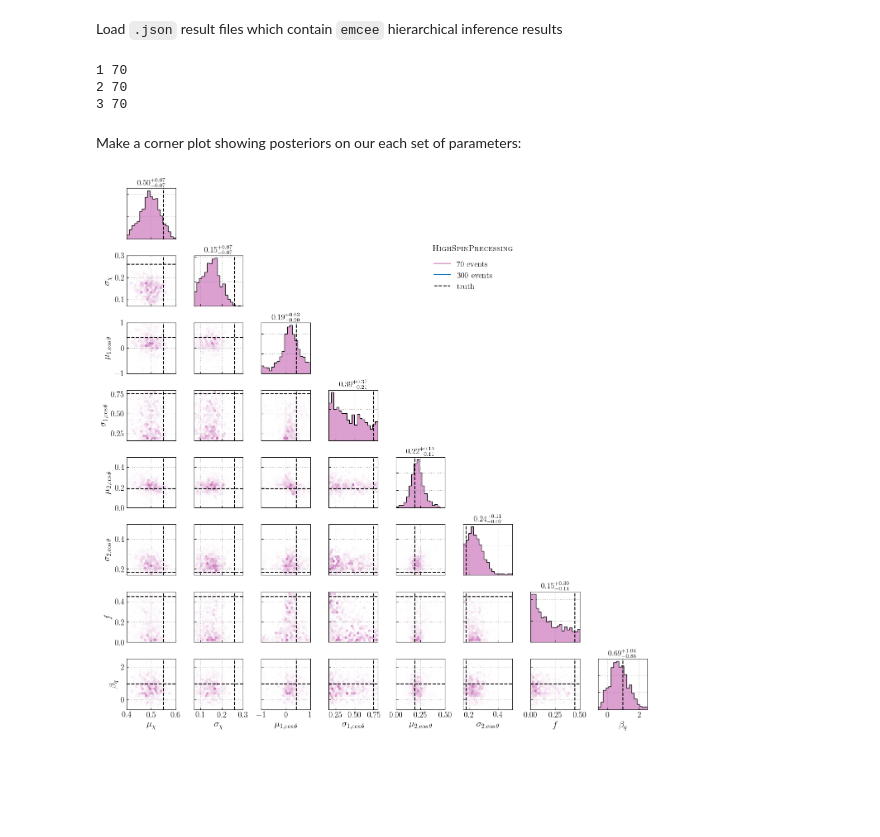
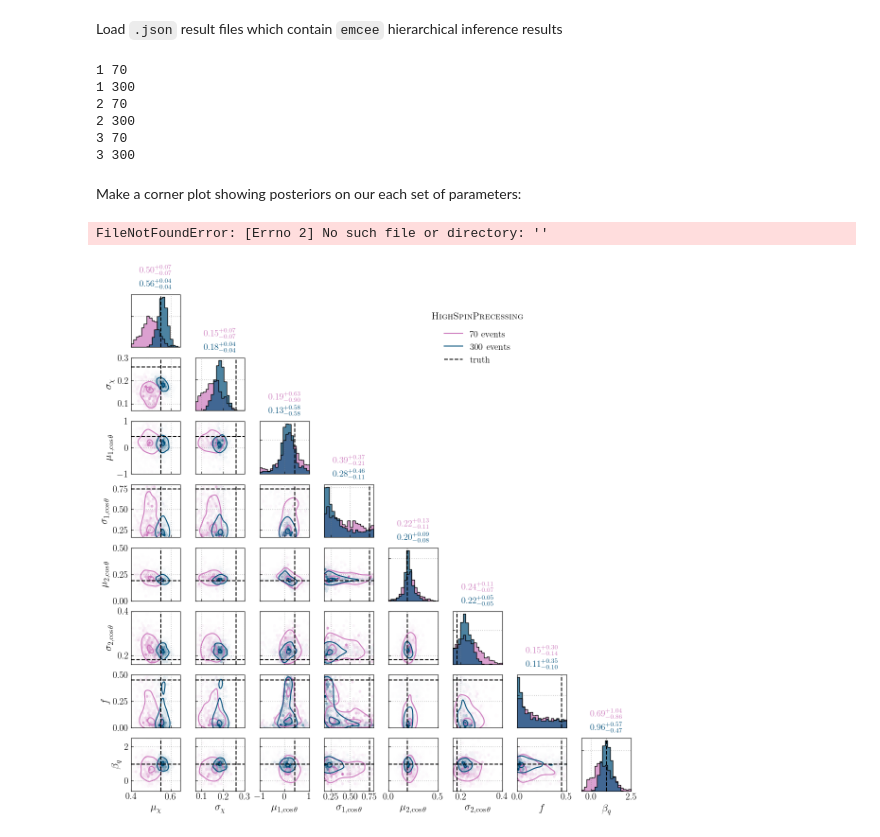
Before and after one commit to simonajmiller/measuring-bbh-component-spin, a Jupyter notebook: Figures/make_figure_05.ipynb, the cells around one changed output. Drawn from its saved outputs; the diff is of its cells as text; code cells hidden in the pictures; blank space fills up the shorter version.

```diff
--- a/Figures/make_figure_05.ipynb
+++ b/Figures/make_figure_05.ipynb
@@ -22,7 +22,7 @@ f_root = '/home/simona.miller/measuring-bbh-component-spin/Data/PopulationInfere
 # For loading files
 model = 'betaPlusDoubleGaussian2'
 pops = ['1', '2', '3']
-nevents = ['70']#, '300']
+nevents = ['70', '300']
 date = '110623'
 
 # Make Dict
@@ -45,8 +45,11 @@ for pop in pops:
     data_dict['pop '+pop] = data_pop
 # %% [output]
 1 70
+1 300
 2 70
+2 300
 3 70
+3 300
 # %%
 # Names of populations from paper for plotting below
 population_labels_dict = {
@@ -58,7 +61,7 @@ population_labels_dict = {
 # Colors corresponding to different numbers of events
 nevents_colors_dict = {
     '70 events':'C4',
-    '300 events':'C0'
+    '300 events':'#004f7a'
 }
 
 # For legend
@@ -86,7 +89,7 @@ toPlot = {
     "mu_chi":{
         "data":{f'{nevent} events':{'posterior':data[f'{nevent} events']['mu_chi']['processed'],
                                     'color':nevents_colors_dict[f'{nevent} events']} for nevent in nevents},
-        "plot_bounds":(0.4,0.6), "label":r"$\mu_\chi$", "true_val":hyperparams[pop][0]
+        "plot_bounds":(0.4,0.65), "label":r"$\mu_\chi$", "true_val":hyperparams[pop][0]
     },
     "sigma_chi":{
         "data":{f'{nevent} events':{'posterior':data[f'{nevent} events']['sigma_chi']['processed'],
@@ -104,40 +107,45 @@ toPlot = {
         "plot_bounds":(0.16,0.8), "label":r"$\sigma_{1, \cos \theta}$", "true_val":hyperparams[pop][3]
     },
      "mu2_cost":{
         "data":{f'{nevent} events':{'posterior':data[f'{nevent} events']['mu2_cost']['processed'],
                                     'color':nevents_colors_dict[f'{nevent} events']} for nevent in nevents},
         "plot_bounds":(0,0.5), "label":r"$\mu_{2, \cos \theta}$" , "true_val":hyperparams[pop][4]
     },
     "sigma2_cost":{
         "data":{f'{nevent} events':{'posterior':data[f'{nevent} events']['sigma2_cost']['processed'],
                                     'color':nevents_colors_dict[f'{nevent} events']} for nevent in nevents},
-        "plot_bounds":(0.16,0.5), "label":r"$\sigma_{2, \cos \theta}$" , "true_val":hyperparams[pop][5]
+        "plot_bounds":(0.16,0.4), "label":r"$\sigma_{2, \cos \theta}$" , "true_val":hyperparams[pop][5]
     },
      "MF_cost":{
         "data":{f'{nevent} events':{'posterior':data[f'{nevent} events']['MF_cost']['processed'],
                                     'color':nevents_colors_dict[f'{nevent} events']} for nevent in nevents},
         "plot_bounds":(0,0.5), "label":r"$f$" , "true_val":hyperparams[pop][6]
     },
     "Bq":{
         "data":{f'{nevent} events':{'posterior':data[f'{nevent} events']['Bq']['processed'],
                                     'color':nevents_colors_dict[f'{nevent} events']} for nevent in nevents},
         "plot_bounds":(-0.6,2.5), "label":r"$\beta_q$" , "true_val":hyperparams[pop][7]
     }
 }
 
 # Plot
+importlib.reload(makeCorner)
 fig = plt.figure(figsize=(15/1.1, 15/1.1))
+fig = makeCorner.plot_corner(fig,toPlot,labelsize=16)
 
-importlib.reload(makeCorner)
+# add legend
+lgd_ax = fig.axes[0]
+lgd_ax.legend(handles=lgd_handles, loc='center', bbox_to_anchor=(7, 0.0))
+lgd_ax.text(7, 0.5, population_labels_dict[pop_key], fontsize=14, transform=lgd_ax.transAxes,
+         horizontalalignment='center', verticalalignment='bottom')
 
-makeCorner.plot_corner(fig,toPlot,labelsize=16)
+plt.subplots_adjust(wspace=0.3)
 
-plt.legend(handles=lgd_handles, bbox_to_anchor=(-2, 9))
-plt.text(-11, 6.7, population_labels_dict[pop_key], fontsize=14)
-
+plt.savefig('figure_05a.pdf',bbox_inches='tight')
 plt.show()
 # %% [output]
+FileNotFoundError: [Errno 2] No such file or directory: ''
-[figure, old version]
+[figure, new version]
 # %%
 ## Population 2: MediumSpin
 
```
Also changed, not shown: parts of 2 cells of this notebook, 4 other files.
